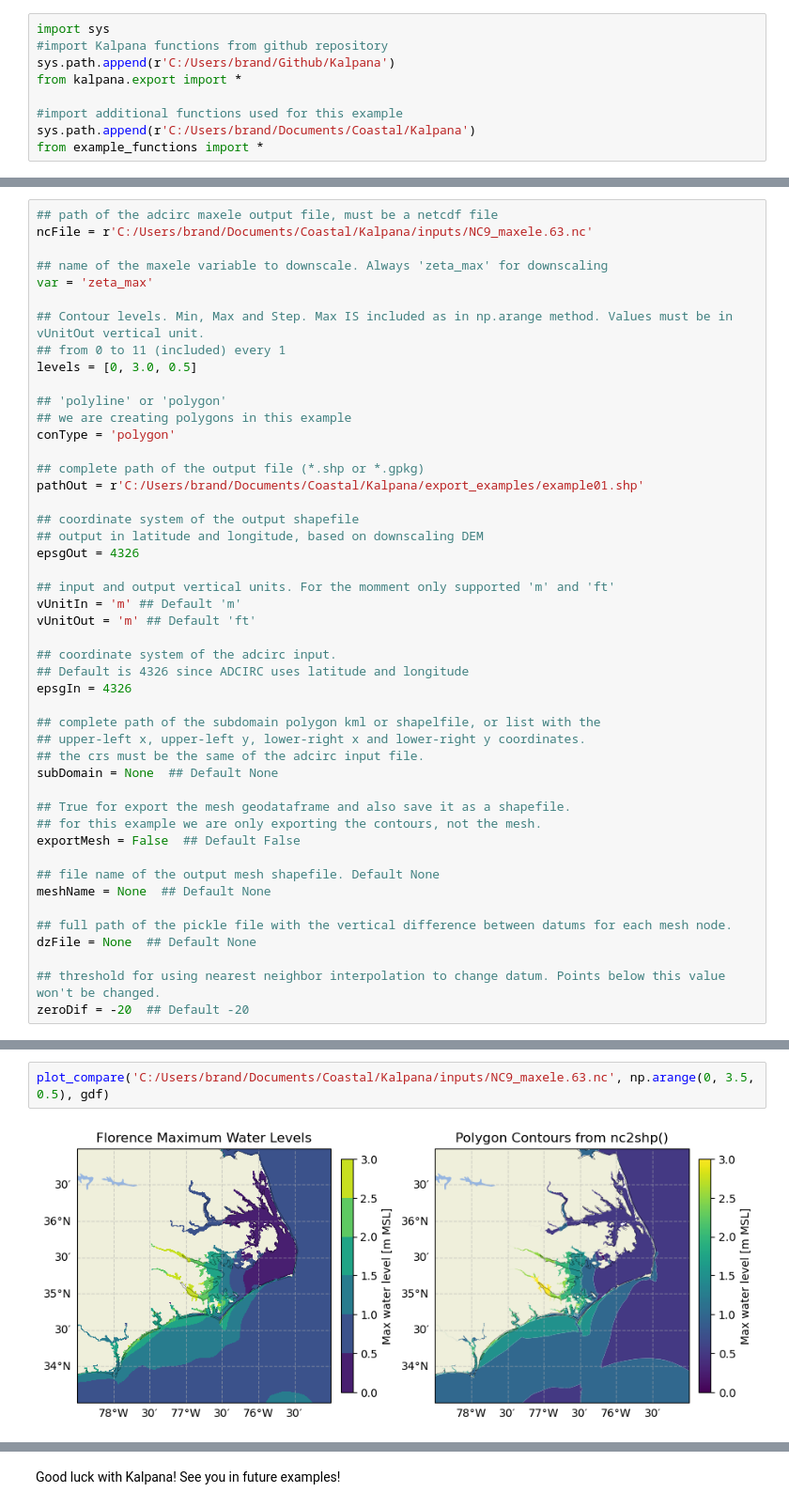
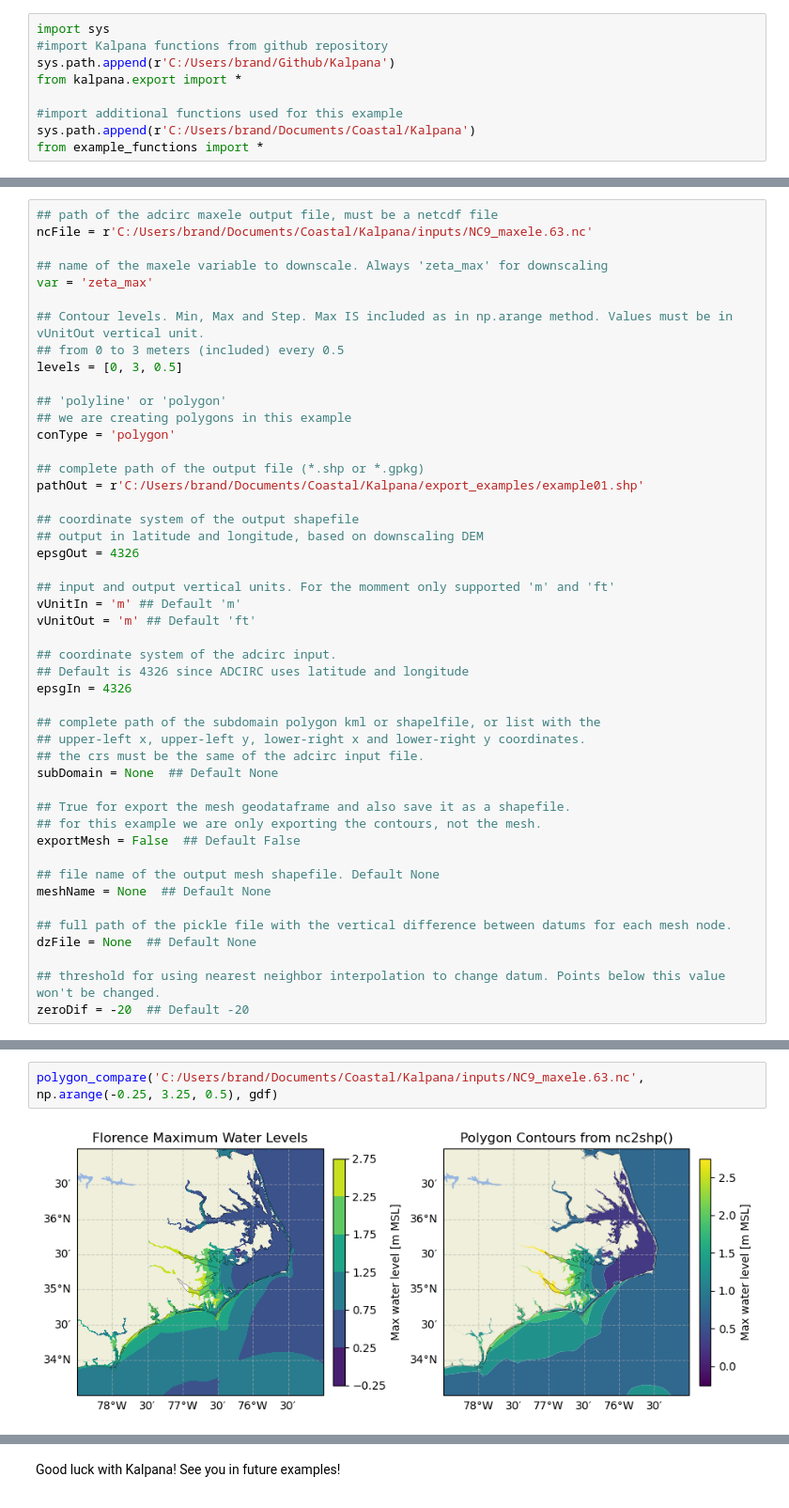
Before and after one commit to tomas19/kalpana_v2, a Jupyter notebook: examples/export_example01.ipynb, the cells around one changed output, grey strips where cells are left out. Shown: that part at 94% size. Drawn from its saved outputs; the diff is of its cells as text.

```diff
--- a/examples/export_example01.ipynb
+++ b/examples/export_example01.ipynb
@@ -44,8 +37,8 @@ ncFile = r'C:/Users/brand/Documents/Coastal/Kalpana/inputs/NC9_maxele.63.nc'
 var = 'zeta_max'
 
 ## Contour levels. Min, Max and Step. Max IS included as in np.arange method. Values must be in vUnitOut vertical unit.
-## from 0 to 11 (included) every 1
-levels = [0, 3.0, 0.5]
+## from 0 to 3 meters (included) every 0.5
+levels = [0, 3, 0.5]
 
 ## 'polyline' or 'polygon'
 ## we are creating polygons in this example
@@ -107,4 +100,4 @@ Finally, we can look at the original maximum flooding levels and the contours we
 # %%
-plot_compare('C:/Users/brand/Documents/Coastal/Kalpana/inputs/NC9_maxele.63.nc', np.arange(0, 3.5, 0.5), gdf)
+polygon_compare('C:/Users/brand/Documents/Coastal/Kalpana/inputs/NC9_maxele.63.nc', np.arange(-0.25, 3.25, 0.5), gdf)
 # %% [output]
-[figure, old version]
+[figure, new version]
```
Also changed, not shown: parts of 8 cells of this notebook, 2 other files.
